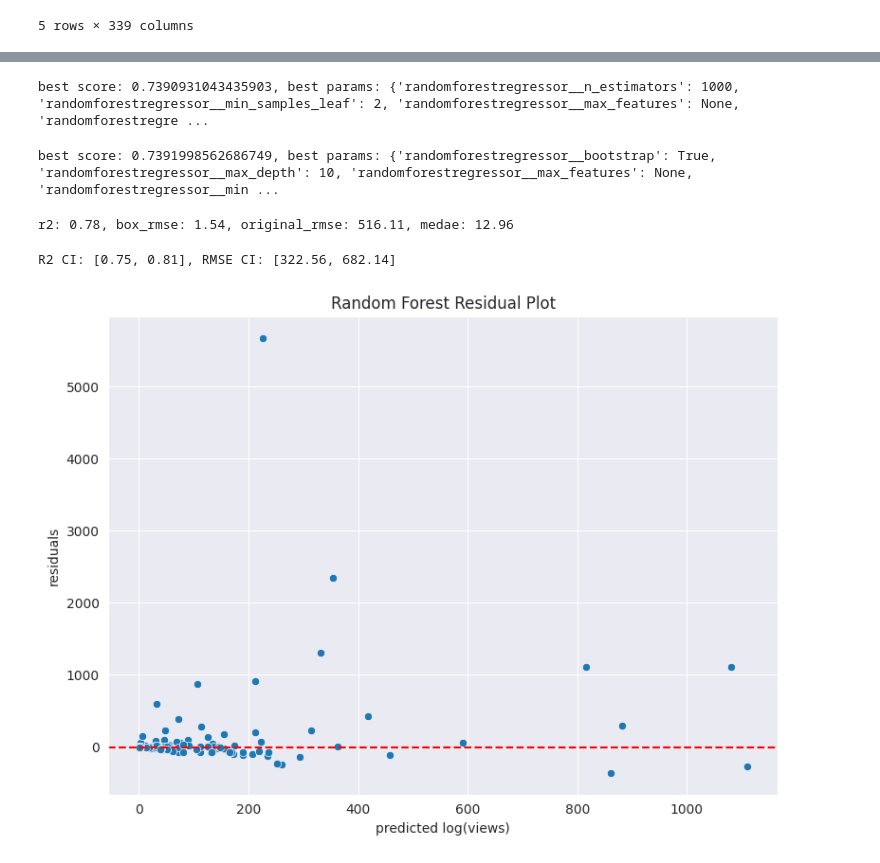
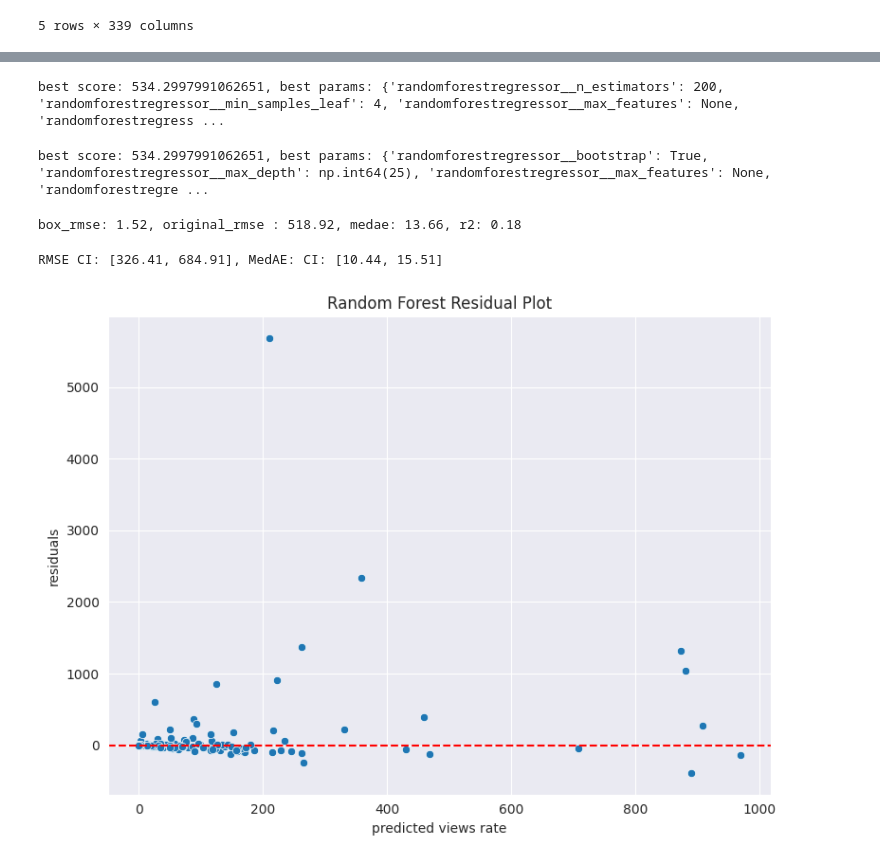
Before and after one commit to gh4rris/vegan_youtube, a Jupyter notebook: 04_modeling_dt_rf_xgb.ipynb, the cells around one changed output, grey strips where cells are left out. Cells and saved outputs as stored; diff of their text form; code cells hidden in the pictures.

```diff
--- a/04_modeling_dt_rf_xgb.ipynb
+++ b/04_modeling_dt_rf_xgb.ipynb
@@ -82,76 +110,76 @@ r2: 0.66, box_rmse: 1.91, original_rmse: 552.01, medae: 17.25
 # %%
 # instantiate random forest and use randomized cross validation to search wide range of hyperparameters
-params = {"randomforestregressor__n_estimators": [100, 200, 300, 500, 1000], "randomforestregressor__max_depth": [10, 20, 30, 50, None], "randomforestregressor__min_samples_leaf": [2, 4, 6],
+params = {"randomforestregressor__n_estimators": [100, 200, 300, 500, 1000], "randomforestregressor__max_depth": [20, 30, 50, 60, None], "randomforestregressor__min_samples_leaf": [2, 4, 6],
           "randomforestregressor__max_features": ["sqrt", "log2", None], "randomforestregressor__bootstrap": [True, False]}
-pipeline = make_pipeline(StandardScaler(), RandomForestRegressor(random_state=SEED))
-rand_search = RandomizedSearchCV(pipeline, param_distributions=params, cv=10, n_iter=50, scoring="r2", n_jobs=-1, random_state=SEED)
+rf_pipeline = make_pipeline(StandardScaler(), RandomForestRegressor(random_state=SEED))
+rand_search = RandomizedSearchCV(rf_pipeline, param_distributions=params, cv=10, n_iter=50, scoring=rmse_scorer, n_jobs=-1, random_state=SEED)
 rand_search.fit(X_train, y_train)
 best_params = rand_search.best_params_
-print(f"best score: {rand_search.best_score_}, best params: {best_params}")
+print(f"best score: {-rand_search.best_score_}, best params: {best_params}")
 # %% [output]
-best score: 0.7390931043435903, best params: {'randomforestregressor__n_estimators': 1000, 'randomforestregressor__min_samples_leaf': 2, 'randomforestregressor__max_features': None, 'randomforestregre ...
+best score: 534.2997991062651, best params: {'randomforestregressor__n_estimators': 200, 'randomforestregressor__min_samples_leaf': 4, 'randomforestregressor__max_features': None, 'randomforestregress ...
 # %%
 # use gridsearch for fine-tuning hyperparameters
-params = {"randomforestregressor__n_estimators": np.arange(best_params["randomforestregressor__n_estimators"] - 20, best_params["randomforestregressor__n_estimators"] + 30, 10), "randomforestregressor__max_depth": [best_params["randomforestregressor__max_depth"]],
+params = {"randomforestregressor__n_estimators": np.arange(best_params["randomforestregressor__n_estimators"] - 20, best_params["randomforestregressor__n_estimators"] + 30, 10),
+          "randomforestregressor__max_depth": np.arange(best_params["randomforestregressor__max_depth"] - 5, best_params["randomforestregressor__max_depth"] + 10, 5),
           "randomforestregressor__min_samples_leaf": [best_params["randomforestregressor__min_samples_leaf"]], "randomforestregressor__max_features": [best_params["randomforestregressor__max_features"]],
           "randomforestregressor__bootstrap": [best_params["randomforestregressor__bootstrap"]]}
-pipeline = make_pipeline(StandardScaler(), RandomForestRegressor(random_state=SEED))
-grid_search = GridSearchCV(pipeline, param_grid=params, cv=10, scoring="r2", n_jobs=-1)
+rf_pipeline = make_pipeline(StandardScaler(), RandomForestRegressor(random_state=SEED))
+grid_search = GridSearchCV(rf_pipeline, param_grid=params, cv=10, scoring=rmse_scorer, n_jobs=-1)
 grid_search.fit(X_train, y_train)
 best_params = grid_search.best_params_
-print(f"best score: {grid_search.best_score_}, best params: {best_params}")
+print(f"best score: {-grid_search.best_score_}, best params: {best_params}")
 # %% [output]
-best score: 0.7391998562686749, best params: {'randomforestregressor__bootstrap': True, 'randomforestregressor__max_depth': 10, 'randomforestregressor__max_features': None, 'randomforestregressor__min ...
+best score: 534.2997991062651, best params: {'randomforestregressor__bootstrap': True, 'randomforestregressor__max_depth': np.int64(25), 'randomforestregressor__max_features': None, 'randomforestregre ...
 # %%
 # fit random forest with optimal parameters
-pipeline = make_pipeline(StandardScaler(), RandomForestRegressor(n_estimators=best_params["randomforestregressor__n_estimators"], max_depth=best_params["randomforestregressor__max_depth"], min_samples_leaf=best_params["randomforestregressor__min_samples_leaf"],
+rf_pipeline = make_pipeline(StandardScaler(), RandomForestRegressor(n_estimators=best_params["randomforestregressor__n_estimators"], max_depth=best_params["randomforestregressor__max_depth"], min_samples_leaf=best_params["randomforestregressor__min_samples_leaf"],
                            max_features=best_params["randomforestregressor__max_features"], bootstrap=best_params["randomforestregressor__bootstrap"], random_state=SEED))
-pipeline.fit(X_train, y_train)
-y_pred = pipeline.predict(X_test)
+rf_pipeline.fit(X_train, y_train)
+y_pred = rf_pipeline.predict(X_test)
 y_pred_original = inv_boxcox(y_pred, fitted_lambda)
-box_rmse = root_mean_squared_error(y_test, y_pred)
-original_rmse = root_mean_squared_error(y_test_original, y_pred_original)
-medae = median_absolute_error(y_test_original, y_pred_original)
-r2 = pipeline.score(X_test, y_test)
-rf = pipeline.named_steps["randomforestregressor"]
-print(f"r2: {round(r2, 2)}, box_rmse: {round(box_rmse, 2)}, original_rmse: {round(original_rmse, 2)}, medae: {round(medae, 2)}")
+box_rmse = round(root_mean_squared_error(y_test, y_pred), 2)
+original_rmse = round(root_mean_squared_error(y_test_original, y_pred_original), 2)
+medae = round(median_absolute_error(y_test_original, y_pred_original), 2)
+r2 = round(r2_score(y_test_original, y_pred_original), 2)
+rf = rf_pipeline.named_steps["randomforestregressor"]
+print(f"box_rmse: {box_rmse}, original_rmse : {original_rmse}, medae: {medae}, r2: {r2}")
 # %% [output]
-r2: 0.78, box_rmse: 1.54, original_rmse: 516.11, medae: 12.96
+box_rmse: 1.52, original_rmse : 518.92, medae: 13.66, r2: 0.18
 # %%
 # calculate 95% confidence intervals
-r2_scores = []
 rmse_scores = []
+medae_scores = []
 for i in range(1000):
     X_resampled, y_resampled = resample(X_test, y_test, n_samples=len(X_train), replace=True, random_state=i)
-    y_resampled_pred = pipeline.predict(X_resampled)
+    y_resampled_pred = rf_pipeline.predict(X_resampled)
     y_resampled_original = inv_boxcox(y_resampled, fitted_lambda)
     y_resampled_pred_original = inv_boxcox(y_resampled_pred, fitted_lambda)
     rmse = root_mean_squared_error(y_resampled_original, y_resampled_pred_original)
-    r2 = pipeline.score(X_resampled, y_resampled)
-    r2_scores.append(r2)
+    medae = median_absolute_error(y_resampled_original, y_resampled_pred_original)
     rmse_scores.append(rmse)
+    medae_scores.append(medae)
 
-r2_lower = np.percentile(r2_scores, 2.5)
-r2_upper = np.percentile(r2_scores, 97.5)
 rmse_lower = np.percentile(rmse_scores, 2.5)
 rmse_upper = np.percentile(rmse_scores, 97.5)
-print(f"R2 CI: [{round(r2_lower, 2)}, {round(r2_upper, 2)}], RMSE CI: [{round(rmse_lower, 2)}, {round(rmse_upper, 2)}]")
+medae_lower = np.percentile(medae_scores, 2.5)
+medae_upper = np.percentile(medae_scores, 97.5)
+print(f"RMSE CI: [{round(rmse_lower, 2)}, {round(rmse_upper, 2)}], MedAE: CI: [{round(medae_lower, 2)}, {round(medae_upper, 2)}]")
 # %% [output]
-R2 CI: [0.75, 0.81], RMSE CI: [322.56, 682.14]
+RMSE CI: [326.41, 684.91], MedAE: CI: [10.44, 15.51]
 # %%
 # visualize residuals to look for patterns
 residuals = y_test_original - y_pred_original
 sns.set_style("darkgrid")
 plt.subplots(figsize=(8, 6))
 sns.scatterplot(x=y_pred_original, y=residuals)
 plt.axhline(0, color="red", linestyle="--")
-plt.xlabel("predicted log(views)")
+plt.xlabel("predicted views rate")
 plt.ylabel("residuals")
 plt.title("Random Forest Residual Plot")
 plt.tight_layout()
 
 # save png
-# plt.savefig("images/rf_residual_plot.png", dpi=300)
-plt.show()
+plt.savefig("images/rf_residual_plot.png", dpi=300)
 # %% [output]
-[figure, old version]
+[figure, new version]
```
Also changed, not shown: parts of 24 cells of this notebook, 30 other files.
